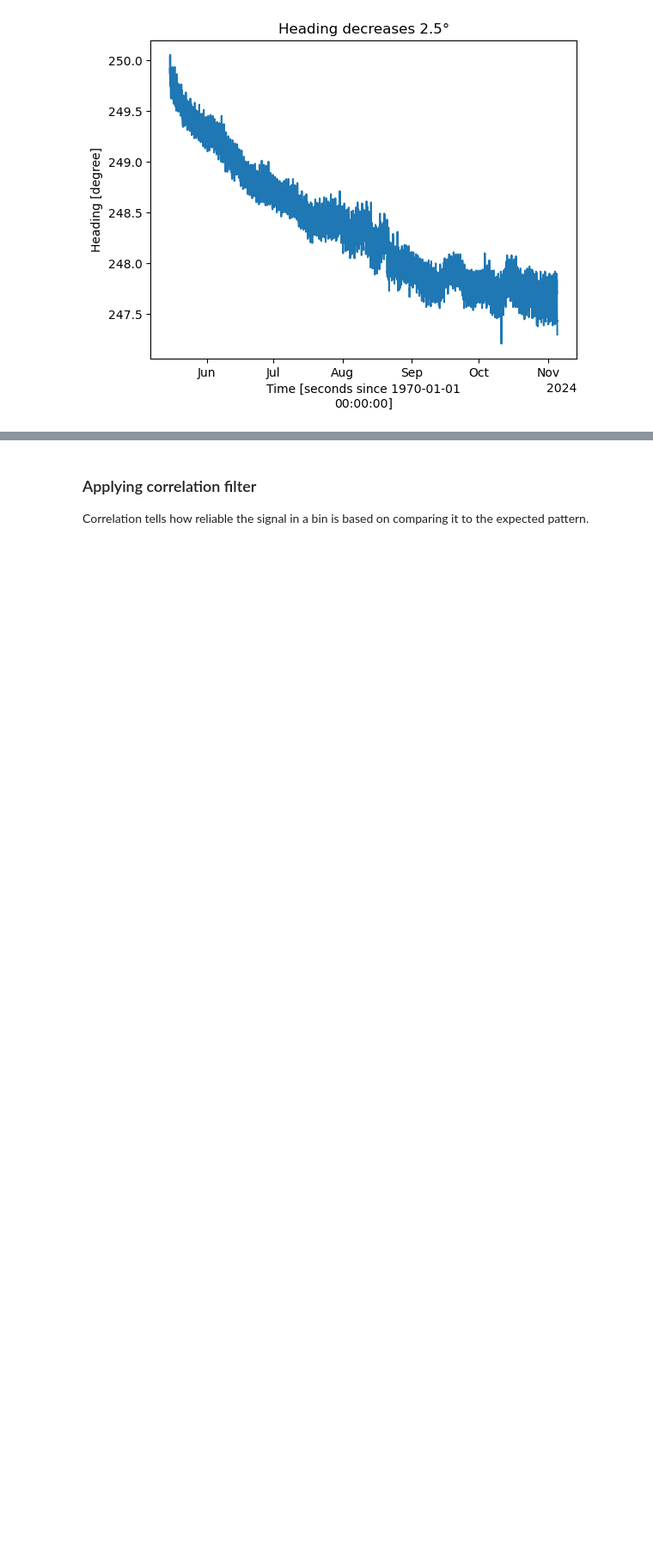
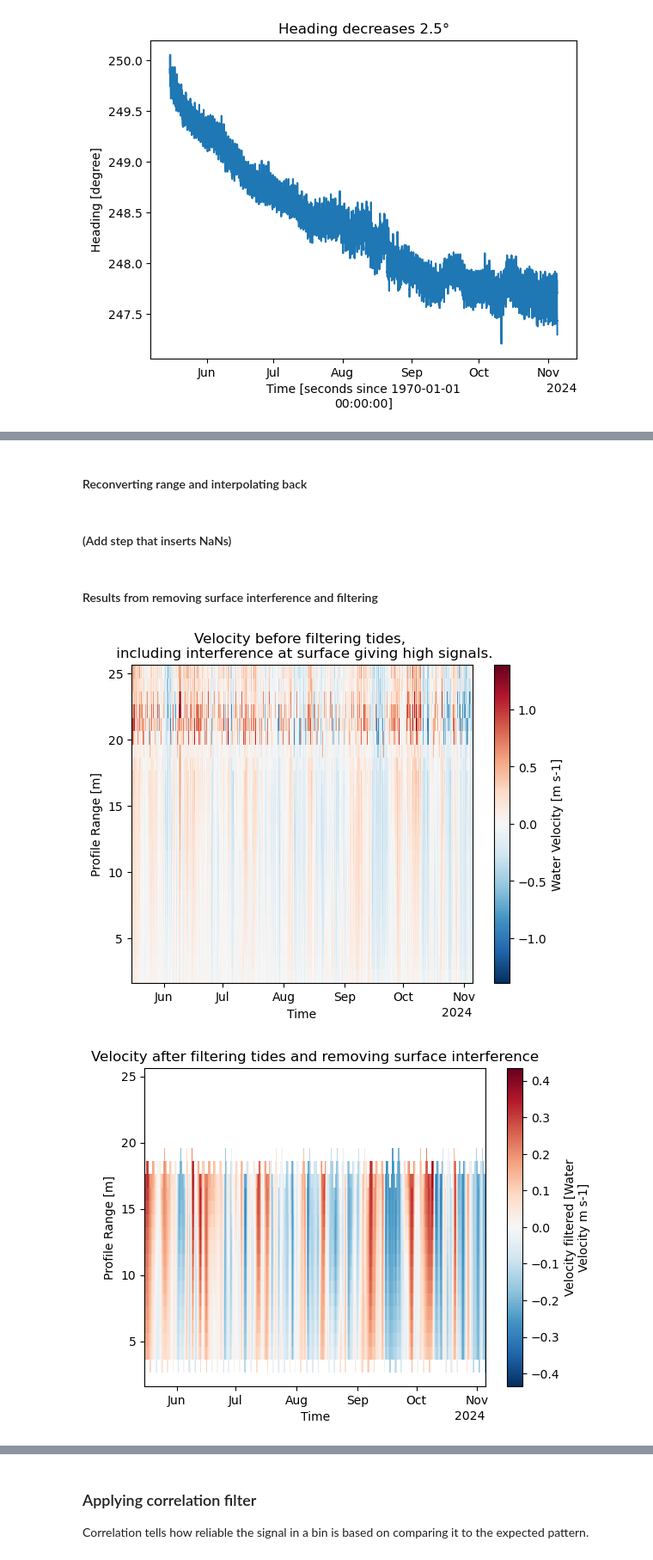
Before and after one commit to AnurovaPrykhodko/ADCP-internship, a Jupyter notebook: raw_data_processing.ipynb, the cells around one changed output, grey strips where cells are left out. Shown at 86% size. Drawn from its saved outputs; the diff is of its cells as text; code cells hidden in the pictures; blank space fills up the shorter version.

```diff
--- a/raw_data_processing.ipynb
+++ b/raw_data_processing.ipynb
@@ -121,0 +182,2 @@ plt.show()
+# %% [markdown]
+#### Reconverting range and interpolating back
@@ -121,0 +223,28 @@ plt.show()
+# %% [markdown]
+#### (Add step that inserts NaNs)
+# %% [markdown]
+#### Results from removing surface interference and filtering
+# %%
+
+ds_2['vel'][0].plot()
+plt.xlabel('Time')
+plt.title('Velocity before filtering tides, \n including interference at surface giving high signals.')
+plt.show()
+
+
+ds_2['vel_filt'][0].plot()
+plt.xlabel('Time')
+plt.title('Velocity after filtering tides and removing surface interference')
+plt.show()
+
+
+
+ds_2['temp'].plot(label='Before filtering tides')
+ds_2['temp_filt'].plot(label='After filtering tides')
+plt.xlabel('Time')
+plt.legend()
+plt.title('Temperature before and after filtering from tides')
+plt.show()
+# %% [output]
+[figure, new version]
+[figure, new version]
```
Also changed, not shown: parts of 17 cells of this notebook, 2 other files.
